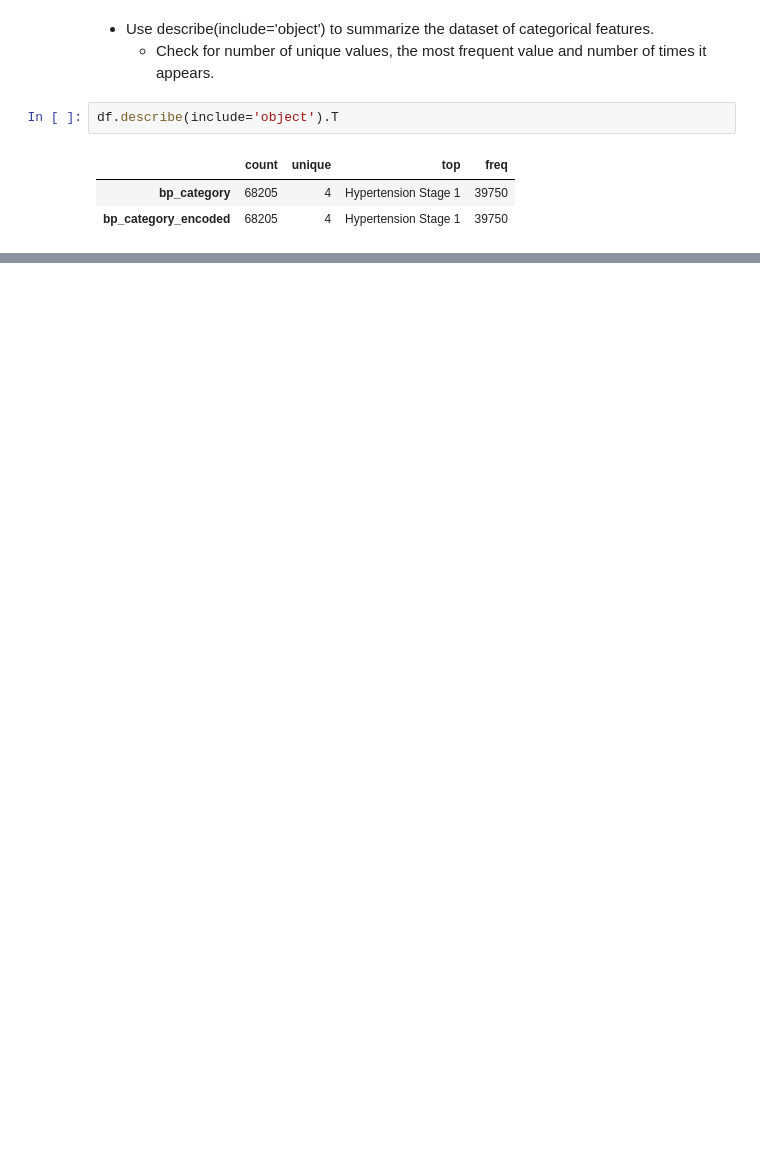
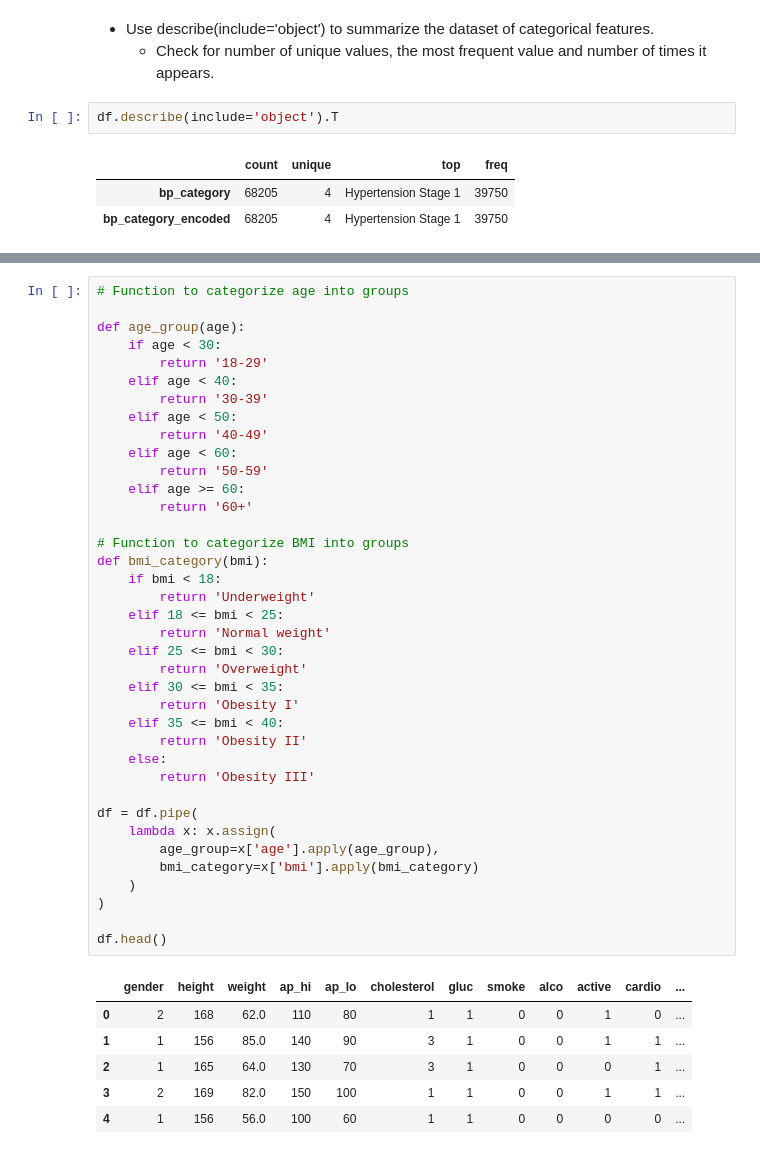
Before and after one commit to mrnnasir/diabetes_risk, a Jupyter notebook: jupyter_notebooks/1. EDA.ipynb, the cells around one changed output, grey strips where cells are left out. Saved outputs shown, nothing was run; the diff lists cells and outputs as text; blank space fills up the shorter version.

```diff
--- a/jupyter_notebooks/1. EDA.ipynb
+++ b/jupyter_notebooks/1. EDA.ipynb
@@ -157,0 +202,45 @@ except Exception as e:
+# %%
+# Function to categorize age into groups
+
+def age_group(age):
+    if age < 30:
+        return '18-29'
+    elif age < 40:
+        return '30-39'
+    elif age < 50:
+        return '40-49'
+    elif age < 60:
+        return '50-59'
+    elif age >= 60:
+        return '60+'
+
+# Function to categorize BMI into groups
+def bmi_category(bmi):
+    if bmi < 18:
+        return 'Underweight'
+    elif 18 <= bmi < 25:
+        return 'Normal weight'
+    elif 25 <= bmi < 30:
+        return 'Overweight'
+    elif 30 <= bmi < 35:
+        return 'Obesity I'
+    elif 35 <= bmi < 40:
+        return 'Obesity II'
+    else:
+        return 'Obesity III'
+
+df = df.pipe(
+    lambda x: x.assign(
+        age_group=x['age'].apply(age_group),
+        bmi_category=x['bmi'].apply(bmi_category)
+    )
+)
+
+df.head()
+# %% [output]
+|  | gender | height | weight | ap_hi | ap_lo | cholesterol | gluc | smoke | alco | active | cardio | ... |
+| 0 | 2 | 168 | 62.0 | 110 | 80 | 1 | 1 | 0 | 0 | 1 | 0 | ... |
+| 1 | 1 | 156 | 85.0 | 140 | 90 | 3 | 1 | 0 | 0 | 1 | 1 | ... |
+| 2 | 1 | 165 | 64.0 | 130 | 70 | 3 | 1 | 0 | 0 | 0 | 1 | ... |
+| 3 | 2 | 169 | 82.0 | 150 | 100 | 1 | 1 | 0 | 0 | 1 | 1 | ... |
+| 4 | 1 | 156 | 56.0 | 100 | 60 | 1 | 1 | 0 | 0 | 0 | 0 | ... |
```
Also changed, not shown: parts of 20 cells of this notebook, 2 other files.
